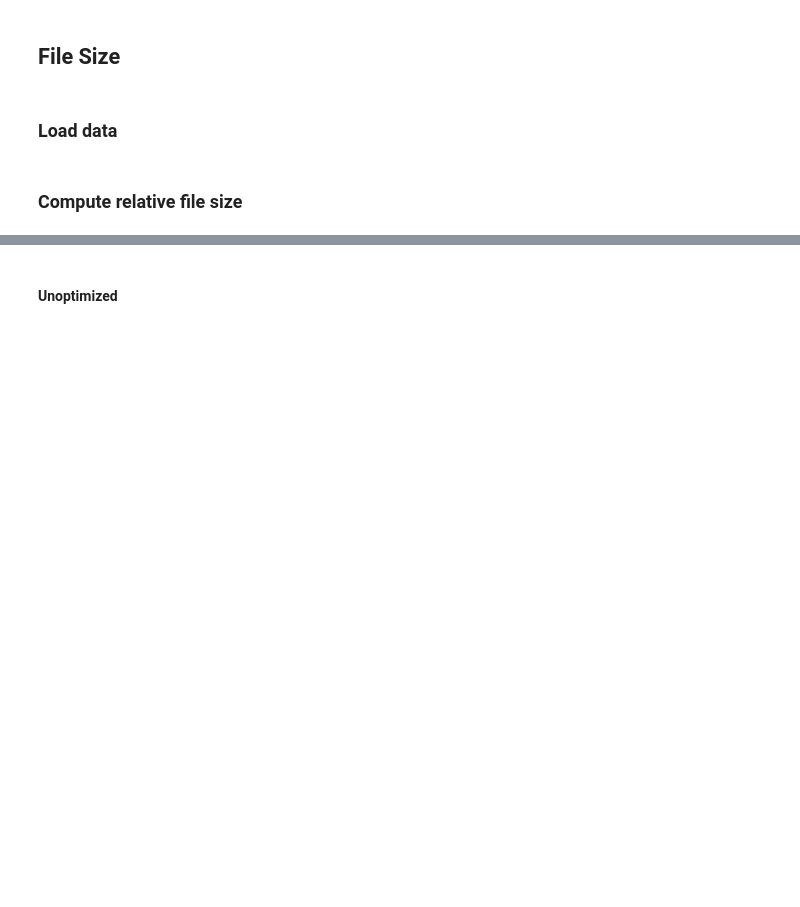
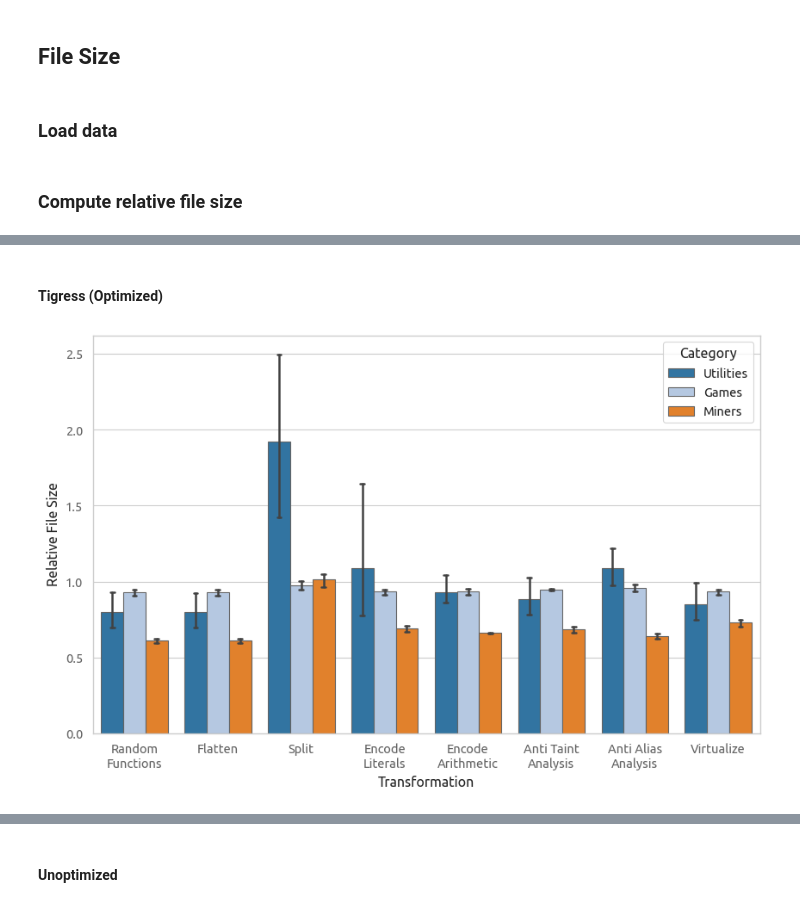
Before and after one commit to HakonHarnes/wasm-obf, a Jupyter notebook: analysis/file-size.ipynb, the cells around one changed output, grey strips where cells are left out. Cells and saved outputs as stored; diff of their text form; code cells hidden in the pictures; blank space fills up the shorter version.

```diff
--- a/analysis/file-size.ipynb
+++ b/analysis/file-size.ipynb
@@ -76,0 +128,16 @@ def plot_relative_file_size_by_category(df, xlabel):
+# %% [markdown]
+#### Tigress (Optimized)
+# %%
+xlabels = [
+        'Random\nFunctions',
+        'Flatten',
+        'Split',
+        'Encode\nLiterals',
+        'Encode\nArithmetic',
+        'Anti Taint\nAnalysis',
+        'Anti Alias\nAnalysis',
+        'Virtualize'
+    ]
+plot_relative_file_size_by_category(tigress_optimized, xlabel='Transformation', xlabels=xlabels)
+# %% [output]
+[figure, added]
```
Also changed, not shown: parts of 40 cells of this notebook.
